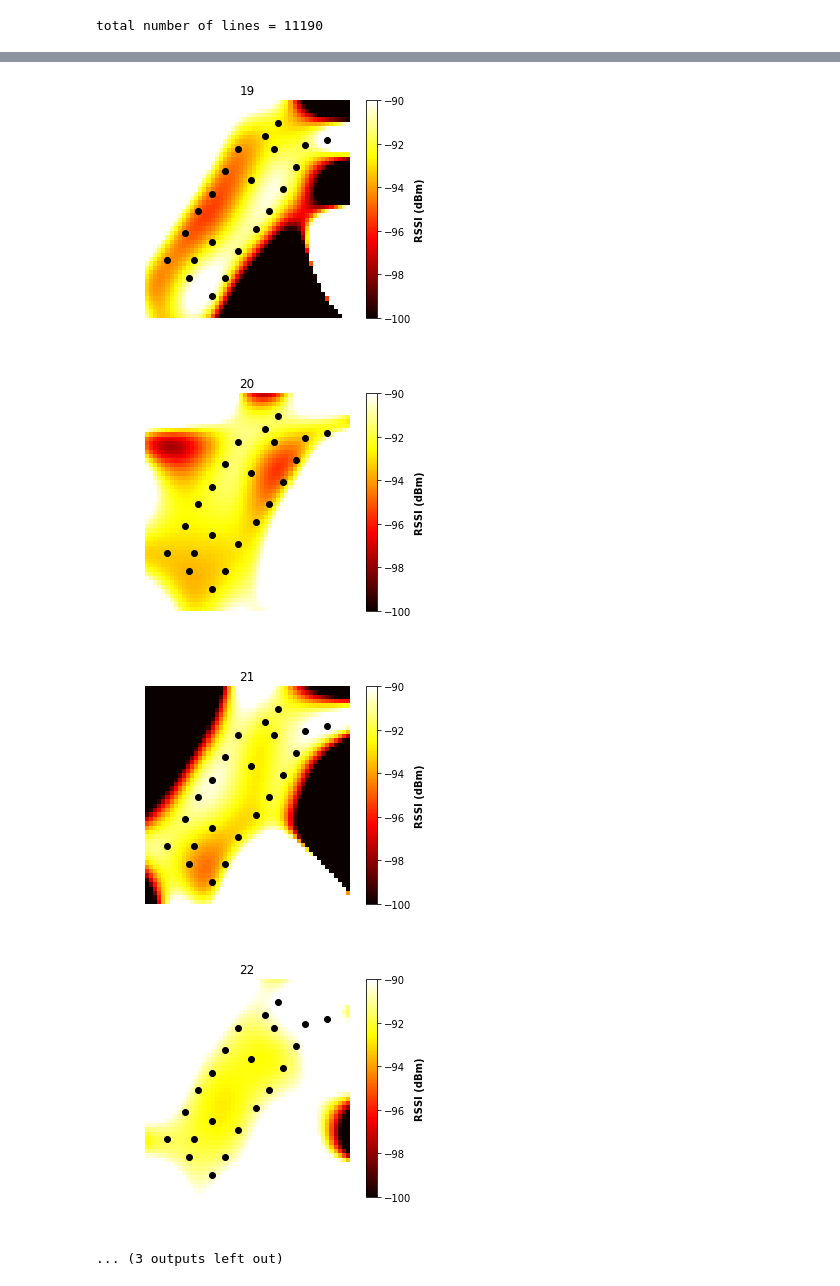
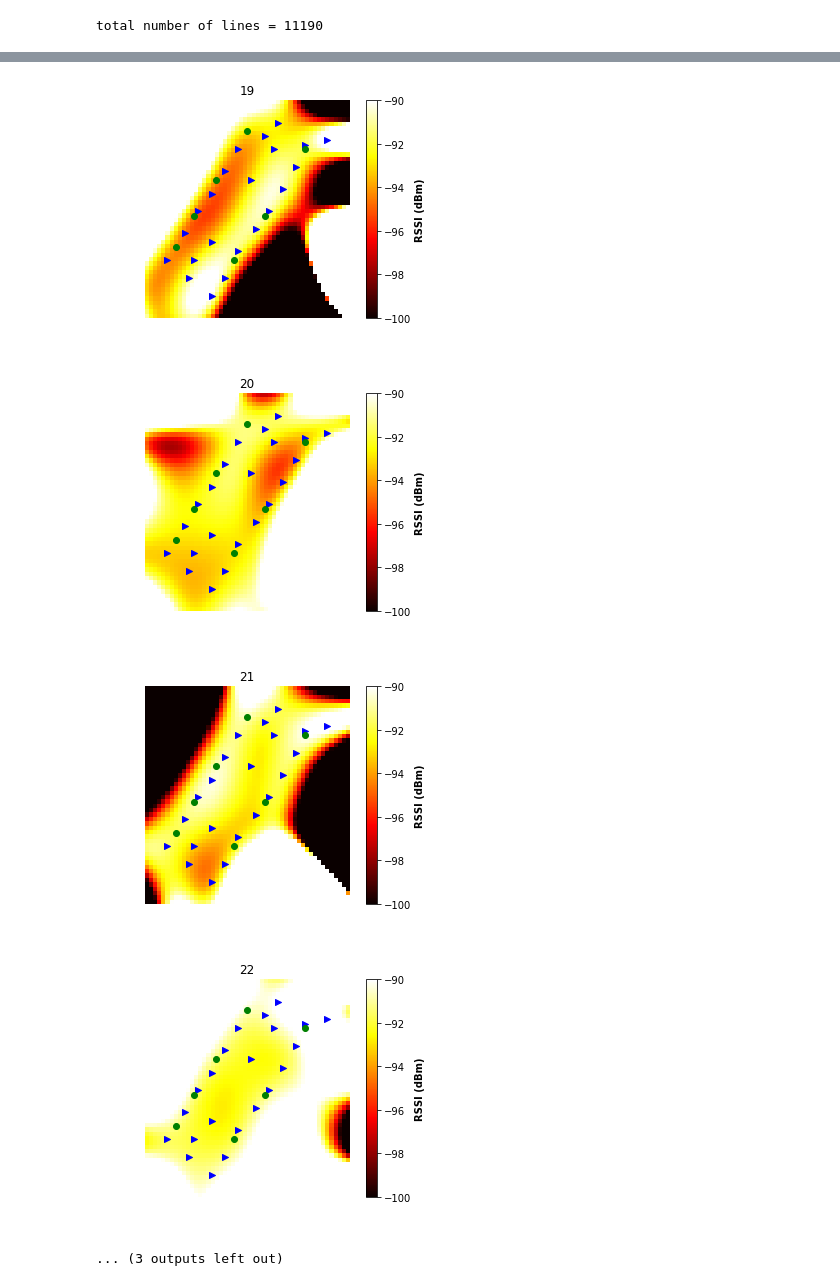
Before and after one commit to keomabrun/brun18using, a Jupyter notebook: notebooks/Heatmap.ipynb, the cells around one changed output, grey strips where cells are left out. Saved outputs shown, nothing was run; the diff lists cells and outputs as text; code cells hidden in the pictures.

```diff
--- a/notebooks/Heatmap.ipynb
+++ b/notebooks/Heatmap.ipynb
@@ -37,6 +37,11 @@ COORDS = {
     "00-17-0d-00-00-38-06-d6": [48.84179, 2.38424],
     "00-17-0d-00-00-38-07-0c": [48.84171, 2.38419]
 }
+
+AP_lats = [48.84204, 48.842, 48.84193, 48.84185, 48.84185,
+           48.84175, 48.84178]
+AP_lons = [2.38432, 2.38445, 2.38425, 2.38436, 2.3842,
+           2.38429, 2.38416]
 # %%
 from scipy.interpolate import interp2d
 from scipy.interpolate import griddata
@@ -83,7 +88,10 @@ for channel, channel_grp in df.groupby("channel"):
     cb.set_label(label='RSSI (dBm)', weight='bold')
 
     # show the motes
-    plt.scatter(lon.flat, lat.flat, color='k')
+    plt.scatter(lon.flat, lat.flat, color='b', marker=">")
+
+    # show the ap
+    plt.scatter(AP_lons, AP_lats, color='g')
 
     plt.axis('off')
     plt.xlim([X.min()-0.00005, X.max()+0.00005])
@@ -102,5 +110,5 @@ for channel, channel_grp in df.groupby("channel"):
-[figure, old version]
+[figure, new version]
-[figure, old version]
+[figure, new version]
-[figure, old version]
+[figure, new version]
-[figure, old version]
+[figure, new version]
 ... (3 outputs left out)
```
Also changed, not shown: parts of 1 cell of this notebook.
